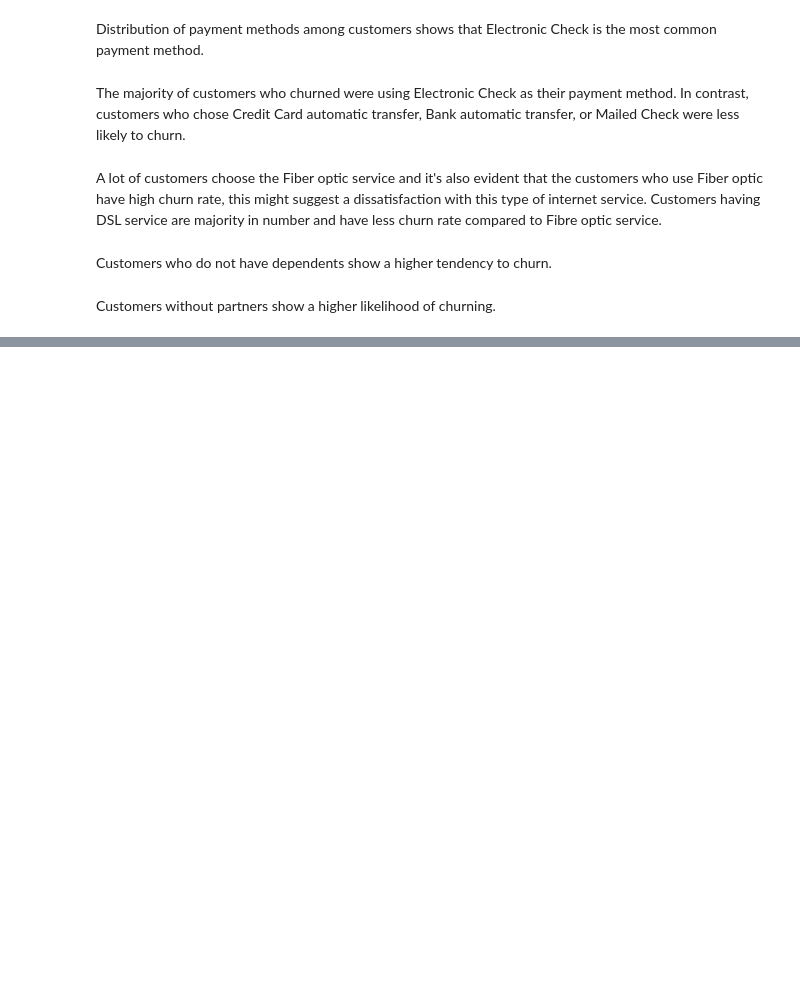
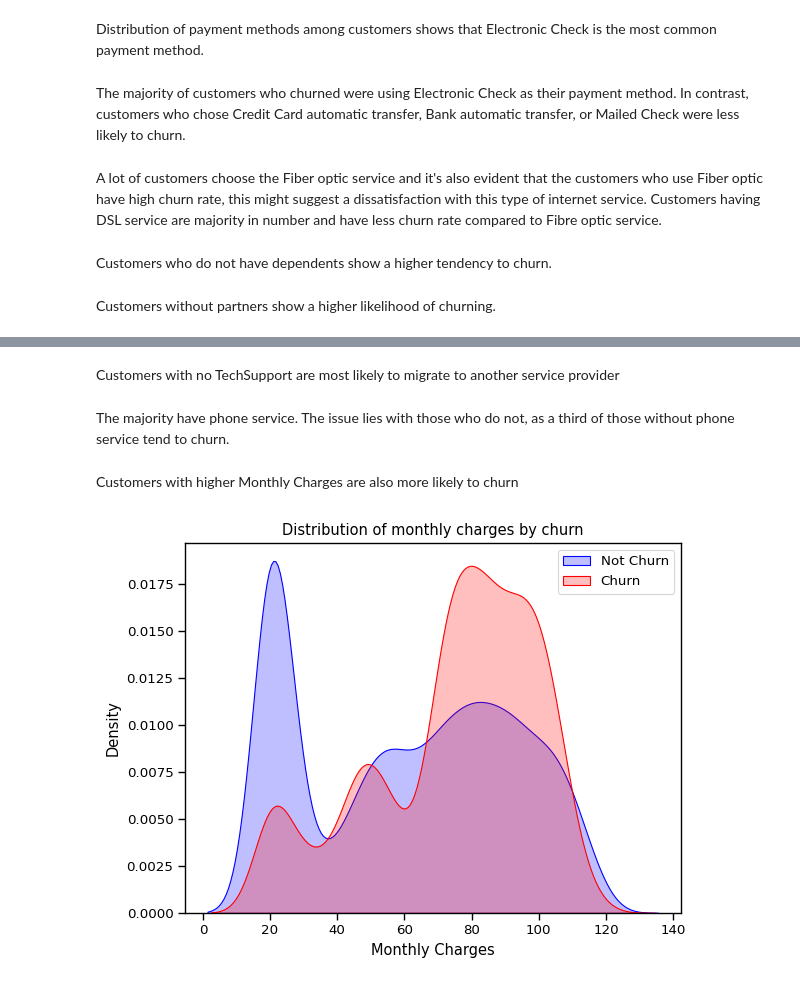
Before and after one commit to afnanzayed/TelcoCustomerChurn, a Jupyter notebook: notebooks/TelcoCustomerChurn.ipynb, the cells around one changed output, grey strips where cells are left out. Saved outputs shown, nothing was run; the diff lists cells and outputs as text; code cells hidden in the pictures; blank space fills up the shorter version.

```diff
--- a/notebooks/TelcoCustomerChurn.ipynb
+++ b/notebooks/TelcoCustomerChurn.ipynb
@@ -694,0 +752,2 @@ fig.show()
+# %%
+df_encoded.drop(columns= ['OnlineSecurity_Status'], inplace=True)
@@ -694,0 +774,23 @@ fig.show()
+# %%
+df_encoded.drop(columns= ['PaperlessBilling_Status'], inplace=True)
+# %% [markdown]
+Customers with no TechSupport are most likely to migrate to another service provider
+# %%
+df_encoded['TechSupport_Status'] = df_encoded[['TechSupport_No', 'TechSupport_Yes', 'TechSupport_No_internet_service']].idxmax(axis=1).replace({
+    'TechSupport_No': 'No',
+    'TechSupport_Yes': 'Yes',
+    'TechSupport_No_internet_service': 'No internet service'
+})
+
+
+fig = px.histogram(df_encoded,
+                   x="Churn",
+                   color="TechSupport_Status",
+                   barmode="group",
+                   title="<b>Chrun distribution Based on TechSupport</b>")
+
+fig.update_xaxes(tickvals=[0, 1], ticktext=["No Churn", "Churn"])
+fig.update_layout(width=700, height=500, bargap=0.1)
+fig.show()a
+# %% [markdown]
+The majority have phone service. The issue lies with those who do not, as a third of those without phone service tend to churn.
@@ -694,0 +807,14 @@ fig.show()
+# %% [markdown]
+Customers with higher Monthly Charges are also more likely to churn
+# %%
+sns.set_context("paper",font_scale=1.1)
+ax = sns.kdeplot(df_encoded.MonthlyCharges[(df_encoded["Churn"] == 0) ],
+                color="Blue", shade = True);
+ax = sns.kdeplot(df_encoded.MonthlyCharges[(df_encoded["Churn"] == 1) ],
+                ax =ax, color="Red", shade= True);
+ax.legend(["Not Churn","Churn"],loc='upper right');
+ax.set_ylabel('Density');
+ax.set_xlabel('Monthly Charges');
+ax.set_title('Distribution of monthly charges by churn');
+# %% [output]
+[figure, added]
```
Also changed, not shown: parts of 17 cells of this notebook.
